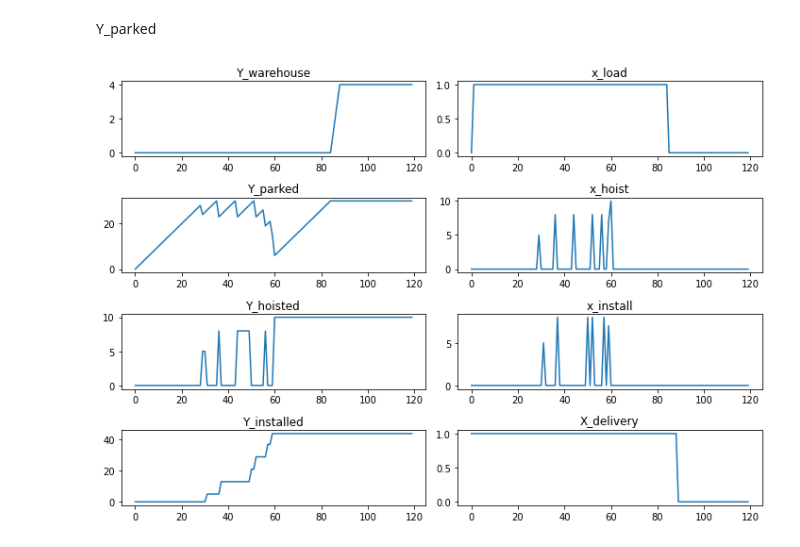
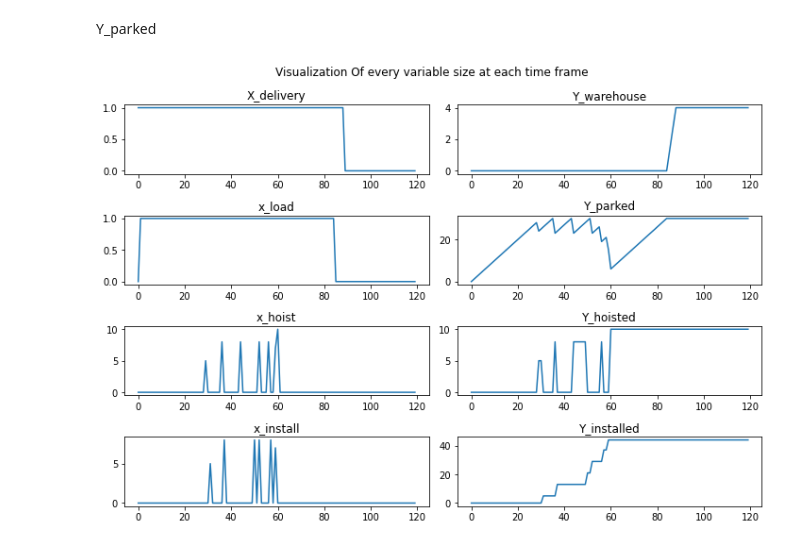
Before and after one commit to aligorjis/pbu, a Jupyter notebook: 1.ipynb, the cells around one changed output. Saved outputs shown, nothing was run; the diff lists cells and outputs as text; code cells hidden in the pictures.

Commit message:
sort image

```diff
--- a/1.ipynb
+++ b/1.ipynb
@@ -197,29 +192,31 @@ Y_installed_solution=[Y_installed[i].solution_value() for i in range(0,n)]
 # %%
 fig, ax = plt.subplots(4, 2 ,figsize= (10,7) )
 
-ax[0,0].plot(Y_warehouse_solution)
-ax[0, 0].set_title("Y_warehouse")
+ax[0,0].plot(delivery["shipment"].values)
+ax[0, 0].set_title("X_delivery")
 
-ax[0,1].plot(x_load_solution)
-ax[0,1].set_title("x_load")
+ax[0,1].plot(Y_warehouse_solution)
+ax[0, 1].set_title("Y_warehouse")
 
-ax[1,0].plot(Y_parked_solution)
-ax[1, 0].set_title("Y_parked")
+ax[1,0].plot(x_load_solution)
+ax[1,0].set_title("x_load")
 
-ax[1,1].plot(x_hoist_solution)
-ax[1, 1].set_title("x_hoist")
+ax[1,1].plot(Y_parked_solution)
+ax[1, 1].set_title("Y_parked")
 
-ax[2,0].plot(Y_hoisted_solution)
-ax[2, 0].set_title("Y_hoisted")
+ax[2,0].plot(x_hoist_solution)
+ax[2, 0].set_title("x_hoist")
 
-ax[2,1].plot(x_install_solution)
-ax[2, 1].set_title("x_install")
+ax[2,1].plot(Y_hoisted_solution)
+ax[2, 1].set_title("Y_hoisted")
 
-ax[3,0].plot(Y_installed_solution)
-ax[3, 0].set_title("Y_installed")
+ax[3,0].plot(x_install_solution)
+ax[3, 0].set_title("x_install")
 
-ax[3,1].plot(delivery["shipment"].values)
-ax[3, 1].set_title("X_delivery")
+ax[3,1].plot(Y_installed_solution)
+ax[3, 1].set_title("Y_installed")
+
+fig.suptitle("Visualization Of every variable size at each time frame")
 fig.tight_layout()
 # %% [output]
-[figure, old version]
+[figure, new version]
```
Also changed, not shown: parts of 8 cells of this notebook.
